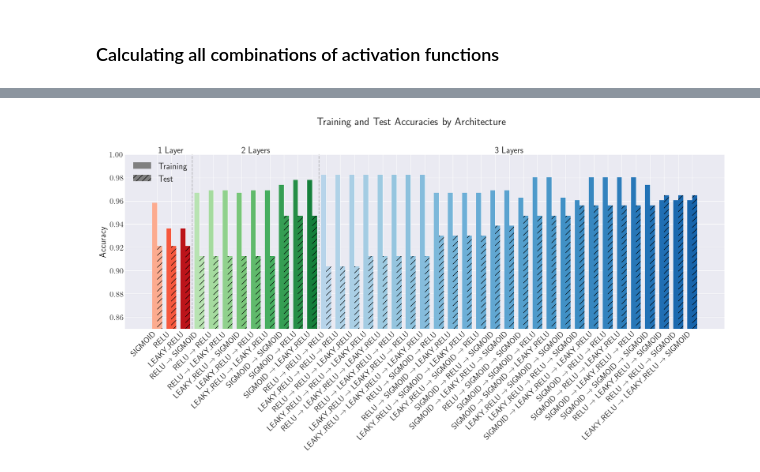
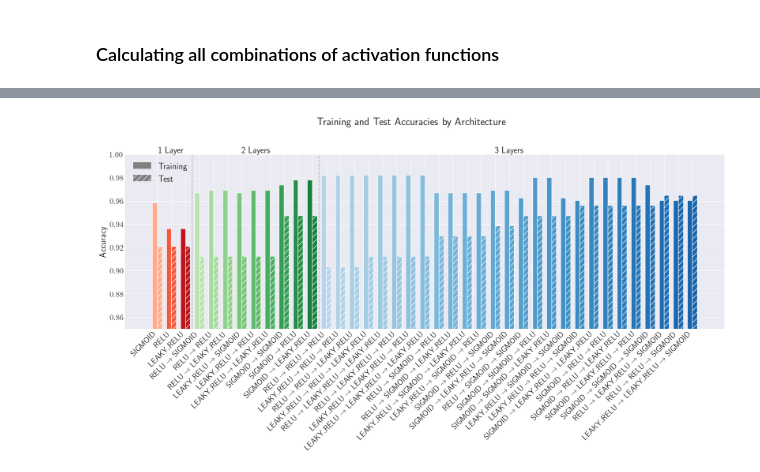
Before and after one commit to Oskar-Idland/FYS-STK4155-Projects, a Jupyter notebook: Project_2/src/nn_breast_cancer.ipynb, the cells around one changed output, grey strips where cells are left out. Saved outputs shown, nothing was run; the diff lists cells and outputs as text; code cells hidden in the pictures.

```diff
--- a/Project_2/src/nn_breast_cancer.ipynb
+++ b/Project_2/src/nn_breast_cancer.ipynb
@@ -11,7 +11,7 @@ import pandas as pd
 from pathlib import Path
 root_path = Path.cwd().parent
 fig_path = root_path / 'figs'
-plt.rcParams.update({'text.usetex': True, 'font.size': 18, 'font.family': 'serif', 'font.serif': 'Computer Modern Sans Serif', 'font.weight': 100, 'mathtext.fontset': 'cm', 'xtick.labelsize': 16, 'ytick.labelsize': 16})
+plt.rcParams.update({'text.usetex': True, 'font.size': 18, 'font.family': 'serif', 'font.serif': 'Computer Modern Sans Serif', 'font.weight': 100, 'mathtext.fontset': 'cm', 'xtick.labelsize': 16, 'ytick.labelsize': 16,'hatch.color': "white"})
 
 from activation_funcs import sigmoid, RELU, LRELU
 from cost_funcs import CostLogReg, CostLogReg_derivative
@@ -371,11 +371,17 @@ for i in range(n_layers):
 		# Plot test accuracy with hatching
 		ax.bar(x[idx] + bar_width/2, test_accuracy_3[i,j], bar_width,
 							color=layer_colors[i+1], hatch='//')
+
 		# Add value annotation for test
 		test_val = test_accuracy_3[i,j]*100
 		ax.text(x[idx] + bar_width/2 + .05, test_accuracy_3[i,j],
 				f'{test_val:.2f}%',
 				ha='center', va='bottom')
+
+# Add white edge around the bars
+for bar in ax.patches:
+	bar.set_edgecolor('white')
+	bar.set_linewidth(.75)
 
 # Customize plot
 ax.set_xticks(x)
@@ -611,31 +617,37 @@ ax.set_xticklabels(sorted_combos, rotation=45, ha='right')
 ax.set_ylabel('Accuracy')
 ax.set_ylim(0.85, 1)
 
+# Add white edge around the bars
+for bar in ax.patches:
+	bar.set_edgecolor('white')
+	bar.set_linewidth(1)
+
+
 # Create custom legend
 legend_elements = [
 	plt.Rectangle((0,0),1,1, facecolor='gray', label='Training'),
 	plt.Rectangle((0,0),1,1, facecolor='gray', hatch='//', label='Test'),
 ]
 ax.legend(handles=legend_elements, loc='upper left')
 
 # Add vertical lines separating different numbers of layers
 cumsum = 0
 for i in range(n_layers-1):
 	cumsum += n_funcs**(i+1)
 	ax.axvline(x=cumsum-0.5, color='gray', linestyle='--', alpha=0.5)
 
 # Add text annotations for layer counts
 cumsum = 0
 for i in range(n_layers):
 	n_combinations = n_funcs**(i+1)
 	ax.text(cumsum + n_combinations/2 - 0.5, ax.get_ylim()[1],
 			f'{i+1} Layer{"s" if i>0 else ""}',
 			ha='center', va='bottom')
 	cumsum += n_combinations
 
 plt.suptitle('Training and Test Accuracies by Architecture', y=1.001)
 plt.tight_layout()
 plt.savefig(fig_path / "classification_activations_layers_multi.pdf")
 plt.show()
 # %% [output]
-[figure, old version]
+[figure, new version]
```
Also changed, not shown: parts of 4 cells of this notebook, 32 other files.
